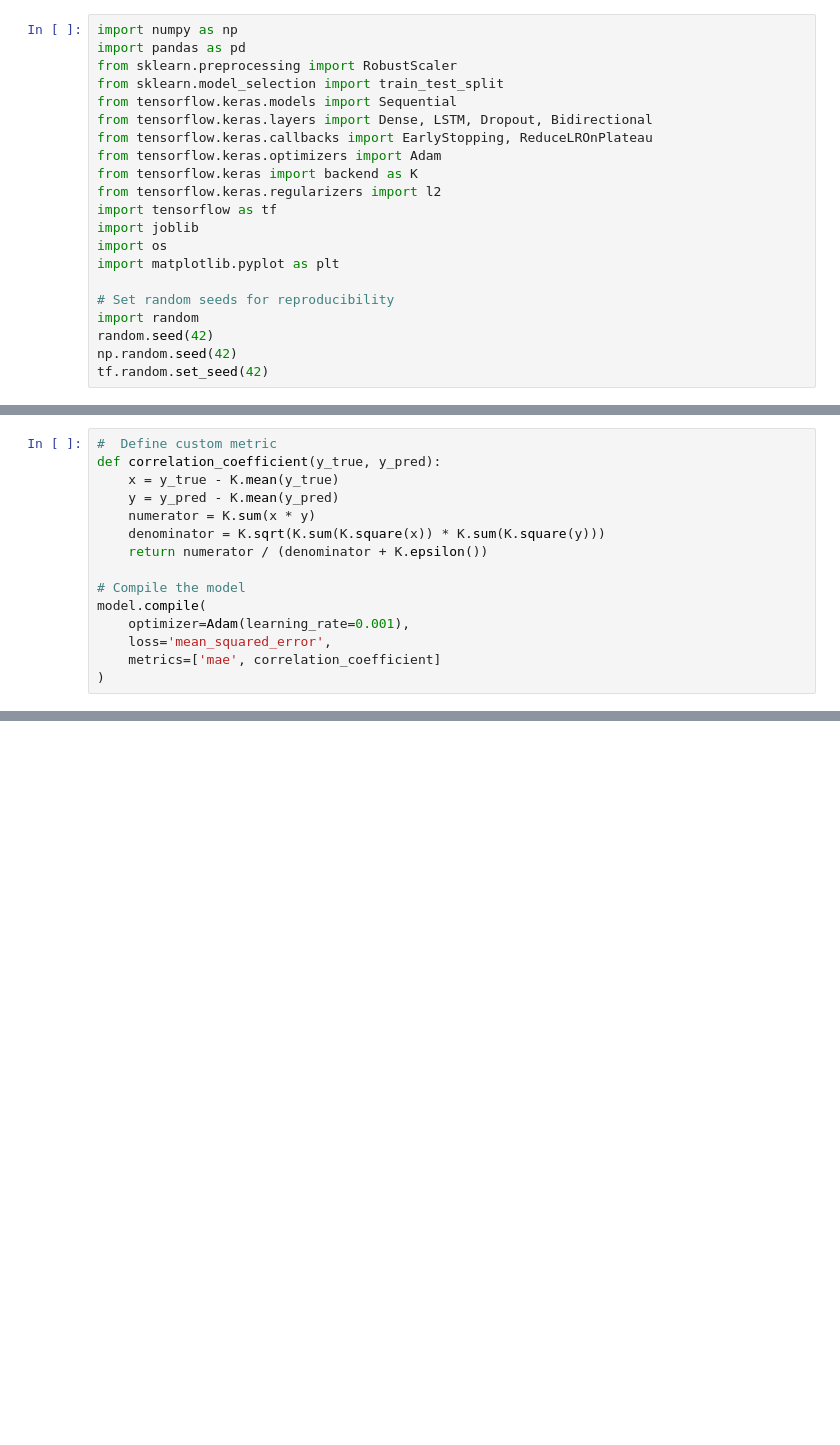
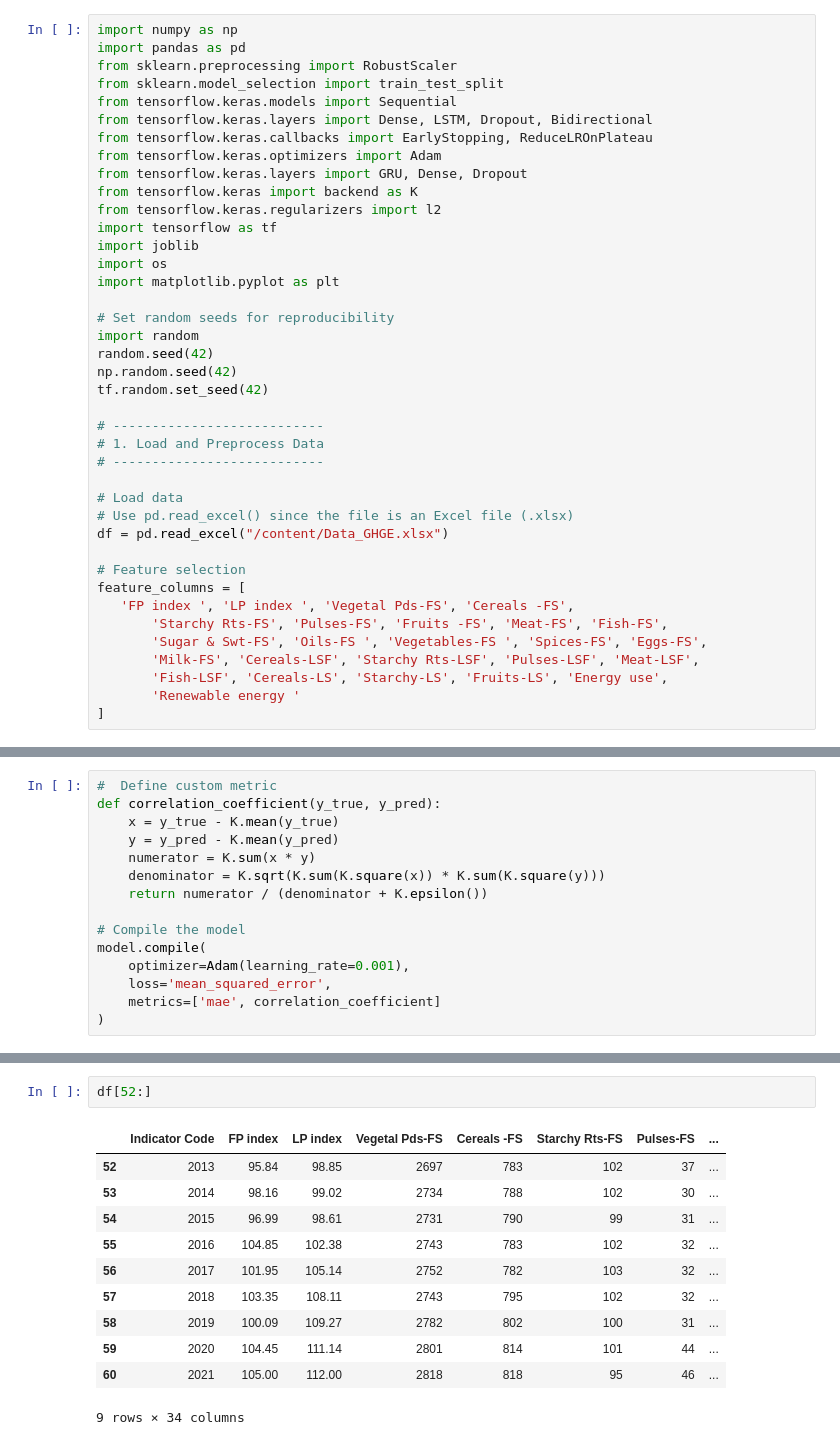
Before and after one commit to augustprince094/FS-ROAS, a Jupyter notebook: Deep learning models/Stacked LSTM.ipynb, the cells around one changed output, grey strips where cells are left out. Drawn from its saved outputs; the diff is of its cells as text; blank space fills up the shorter version.

```diff
--- a/Deep learning models/Stacked LSTM.ipynb
+++ b/Deep learning models/Stacked LSTM.ipynb
@@ -7,6 +7,7 @@ from tensorflow.keras.models import Sequential
 from tensorflow.keras.layers import Dense, LSTM, Dropout, Bidirectional
 from tensorflow.keras.callbacks import EarlyStopping, ReduceLROnPlateau
 from tensorflow.keras.optimizers import Adam
+from tensorflow.keras.layers import GRU, Dense, Dropout
 from tensorflow.keras import backend as K
 from tensorflow.keras.regularizers import l2
 import tensorflow as tf
@@ -19,3 +20,21 @@ import random
 random.seed(42)
 np.random.seed(42)
 tf.random.set_seed(42)
+
+# ---------------------------
+# 1. Load and Preprocess Data
+# ---------------------------
+
+# Load data
+# Use pd.read_excel() since the file is an Excel file (.xlsx)
+df = pd.read_excel("/content/Data_GHGE.xlsx")
+
+# Feature selection
+feature_columns = [
+   'FP index ', 'LP index ', 'Vegetal Pds-FS', 'Cereals -FS',
+       'Starchy Rts-FS', 'Pulses-FS', 'Fruits -FS', 'Meat-FS', 'Fish-FS',
+       'Sugar & Swt-FS', 'Oils-FS ', 'Vegetables-FS ', 'Spices-FS', 'Eggs-FS',
+       'Milk-FS', 'Cereals-LSF', 'Starchy Rts-LSF', 'Pulses-LSF', 'Meat-LSF',
+       'Fish-LSF', 'Cereals-LS', 'Starchy-LS', 'Fruits-LS', 'Energy use',
+       'Renewable energy '
+]
@@ -200,2 +282,16 @@ Correlation coefficient: 0.9826
+# %%
+df[52:]
+# %% [output]
+|  | Indicator Code | FP index | LP index | Vegetal Pds-FS | Cereals -FS | Starchy Rts-FS | Pulses-FS | ... |
+| 52 | 2013 | 95.84 | 98.85 | 2697 | 783 | 102 | 37 | ... |
+| 53 | 2014 | 98.16 | 99.02 | 2734 | 788 | 102 | 30 | ... |
+| 54 | 2015 | 96.99 | 98.61 | 2731 | 790 | 99 | 31 | ... |
+| 55 | 2016 | 104.85 | 102.38 | 2743 | 783 | 102 | 32 | ... |
+| 56 | 2017 | 101.95 | 105.14 | 2752 | 782 | 103 | 32 | ... |
+| 57 | 2018 | 103.35 | 108.11 | 2743 | 795 | 102 | 32 | ... |
+| 58 | 2019 | 100.09 | 109.27 | 2782 | 802 | 100 | 31 | ... |
+| 59 | 2020 | 104.45 | 111.14 | 2801 | 814 | 101 | 44 | ... |
+| 60 | 2021 | 105.00 | 112.00 | 2818 | 818 | 95 | 46 | ... |
+9 rows × 34 columns
 # %%
 # Plot training & validation loss
```
Also changed, not shown: parts of 17 cells of this notebook, 6 other files.
